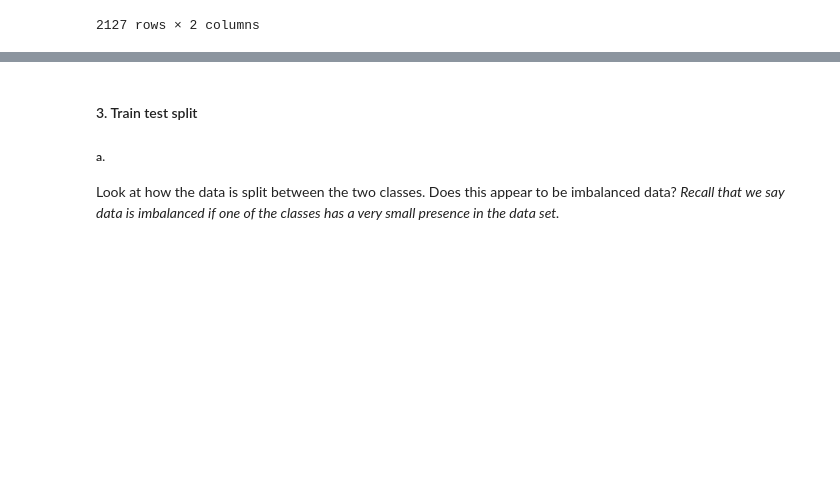
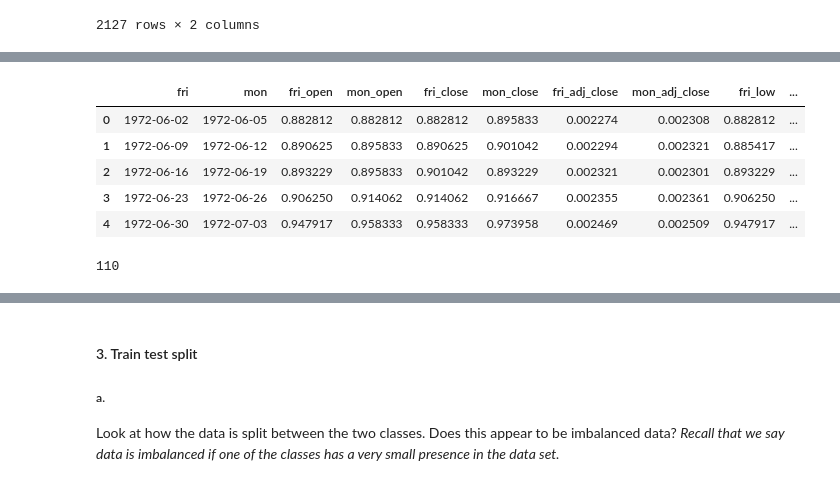
Before and after one commit to ghuckabe/DSTMarketAnalysis, a Jupyter notebook: kaggle_classify.ipynb, the cells around one changed output, grey strips where cells are left out. Cells and saved outputs as stored; diff of their text form; code cells hidden in the pictures; blank space fills up the shorter version.

```diff
--- a/kaggle_classify.ipynb
+++ b/kaggle_classify.ipynb
@@ -239,0 +201,24 @@ A PDF of this paper is provided here, <a href="problem_session_8_assets/pumpkin_
+# %%
+WFC = pd.DataFrame()
+
+for metric in metrics:
+    fri_label = 'fri_'+ metric
+    mon_label = 'mon_'+ metric
+    with contextlib.redirect_stdout(io.StringIO()):
+        df_metric = pd.DataFrame(get_fri_mon_prices(df_WFC_reindex,metric,metric))[[2,3]] # drop the dates
+    df_metric.columns = [fri_label, mon_label]
+    WFC=pd.concat([WFC,df_metric],axis=1)
+# %%
+with contextlib.redirect_stdout(io.StringIO()):
+    dates = pd.DataFrame(get_fri_mon_prices(df_WFC_reindex,'open','open'))[[0,1]]
+dates.columns = ['fri','mon']
+WFC=pd.concat([dates,WFC],axis=1)
+# %%
+WFC.head()
+# %% [output]
+|  | fri | mon | fri_open | mon_open | fri_close | mon_close | fri_adj_close | mon_adj_close | fri_low | ... |
+| 0 | 1972-06-02 | 1972-06-05 | 0.882812 | 0.882812 | 0.882812 | 0.895833 | 0.002274 | 0.002308 | 0.882812 | ... |
+| 1 | 1972-06-09 | 1972-06-12 | 0.890625 | 0.895833 | 0.890625 | 0.901042 | 0.002294 | 0.002321 | 0.885417 | ... |
+| 2 | 1972-06-16 | 1972-06-19 | 0.893229 | 0.895833 | 0.901042 | 0.893229 | 0.002321 | 0.002301 | 0.893229 | ... |
+| 3 | 1972-06-23 | 1972-06-26 | 0.906250 | 0.914062 | 0.914062 | 0.916667 | 0.002355 | 0.002361 | 0.906250 | ... |
+| 4 | 1972-06-30 | 1972-07-03 | 0.947917 | 0.958333 | 0.958333 | 0.973958 | 0.002469 | 0.002509 | 0.947917 | ... |
@@ -239,0 +229,4 @@ A PDF of this paper is provided here, <a href="problem_session_8_assets/pumpkin_
+# %%
+len(dst_fri_dates)
+# %% [output]
+110
```
Also changed, not shown: parts of 11 cells of this notebook.
